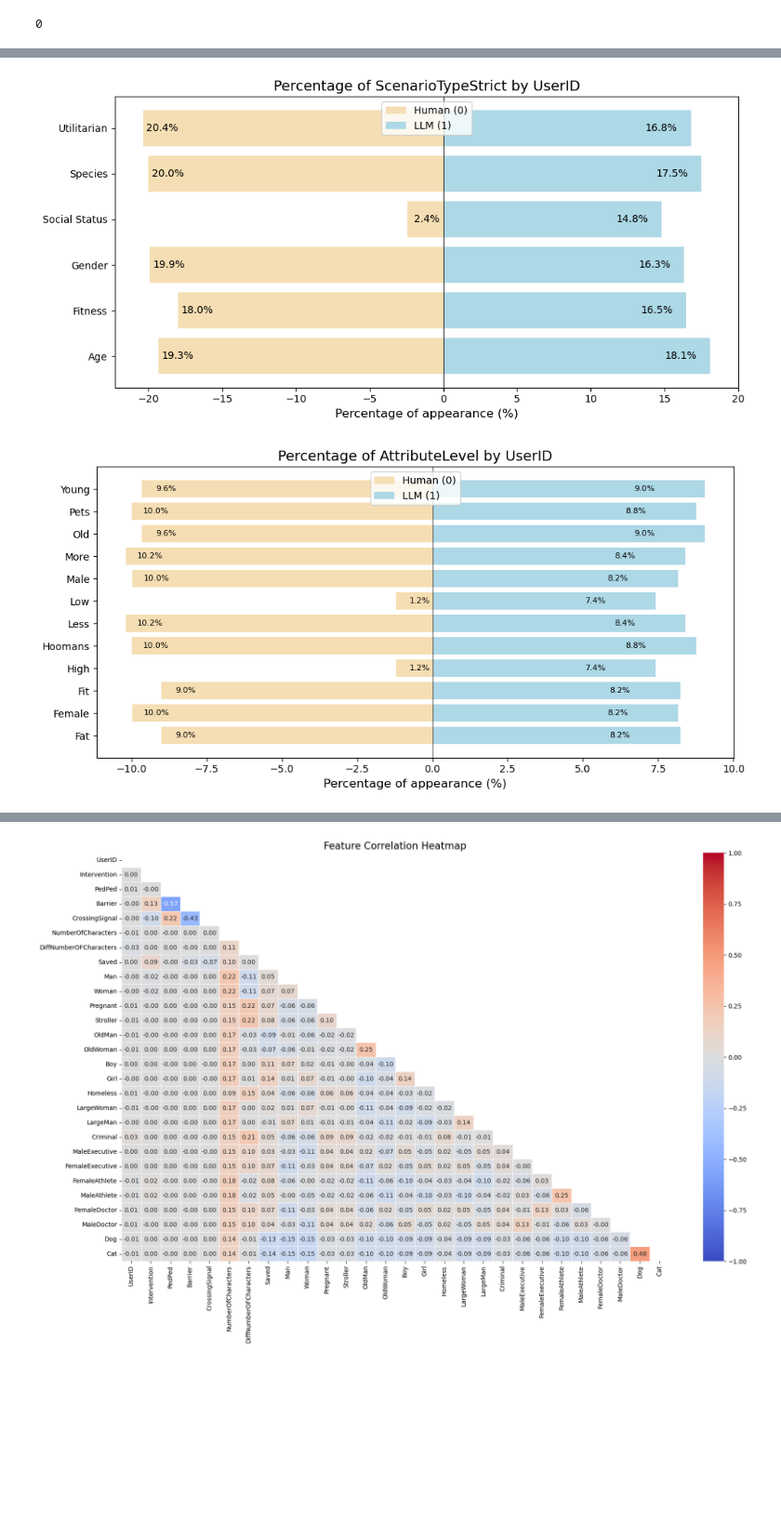
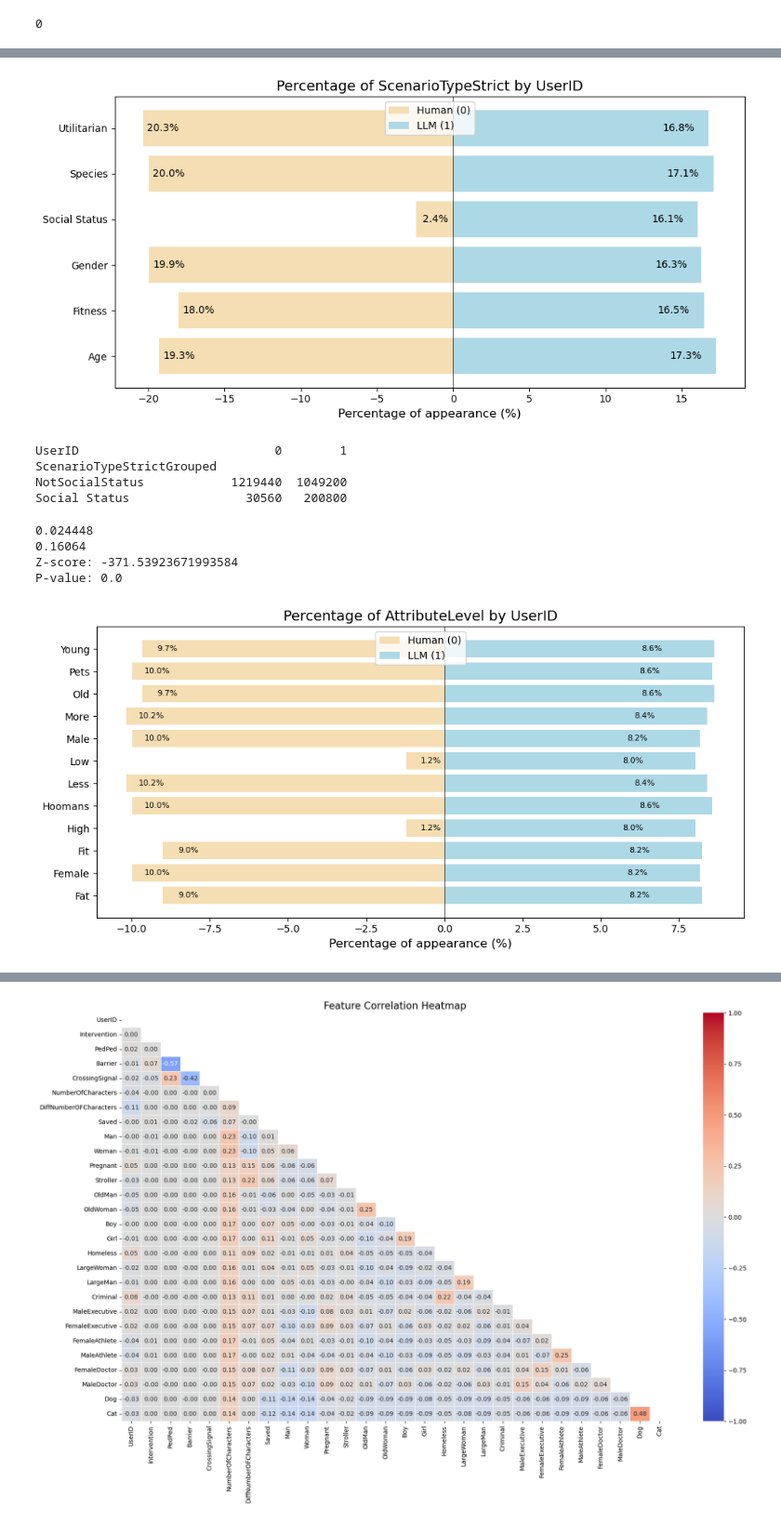
Before and after one commit to Moral-Machine-2024/Emmakuipers, a Jupyter notebook: EDA.ipynb, the cells around one changed output, grey strips where cells are left out. Shown at 93% size. Drawn from its saved outputs; the diff is of its cells as text; code cells hidden in the pictures; blank space fills up the shorter version.

```diff
--- a/EDA.ipynb
+++ b/EDA.ipynb
@@ -42 +41,7 @@ df_total = pd.read_csv('total_dataset.csv', dtype=dtype)
+# %%
+# loading pre-processed datasets
+df_50_total = pd.read_csv('total_50_dataset.csv', dtype=dtype)
+df_98_total = pd.read_csv('total_98_dataset.csv', dtype=dtype)
+df_50_nw = pd.read_csv('total_nw_50_dataset.csv', dtype=dtype)
+df_50_del = pd.read_csv('total_deleted_50_dataset.csv', dtype=dtype)
 # %% [markdown]
@@ -272,7 +325,7 @@ import matplotlib.pyplot as plt
 import numpy as np
 
 # Group by UserID and ScenarioTypeStrict, count occurrences
-grouped_data = df_total.groupby(['UserID', 'ScenarioTypeStrict']).size().unstack(fill_value=0)
+grouped_data = df_50_total.groupby(['UserID', 'ScenarioTypeStrict']).size().unstack(fill_value=0)
 
 # Normalize each row to get percentages within UserID group
 percentages = grouped_data.div(grouped_data.sum(axis=1), axis=0) * 100
@@ -325,7 +378,59 @@ for bar in bars_1:
 plt.tight_layout()
 plt.show()
 # %% [output]
-[figure, old version]
+[figure, new version]
+# %%
+df_combined = df_50_total.copy()
+
+# Group the 'ScenarioTypeStrict' values into 'SocialStatus' and 'NotSocialStatus'
+df_combined['ScenarioTypeStrictGrouped'] = df_combined['ScenarioTypeStrict'].apply(lambda x: 'Social Status' if x == 'Social Status' else 'NotSocialStatus')
+
+# Create the contingency table by using pd.crosstab
+contingency_table_s = pd.crosstab(df_combined['ScenarioTypeStrictGrouped'], df_combined['UserID'])
+
+# Show the contingency table
+print(contingency_table_s)
+# %% [output]
+UserID                           0        1
+ScenarioTypeStrictGrouped
+NotSocialStatus            1219440  1049200
+Social Status                30560   200800
+# %%
+import math
+import scipy.stats as stats
+
+# Define the data
+successes_0 = contingency_table_s.iloc[1,0]
+n_0 = 1250000
+successes_1 = contingency_table_s.iloc[1,1]
+n_1 = 1250000
+
+# Calculate the proportions
+p_0 = successes_0 / n_0
+print(p_0)
+p_1 = successes_1 / n_1
+print(p_1)
+
+# Pooled proportion
+p_pool = (successes_0 + successes_1) / (n_0 + n_1)
+
+# Standard error of the difference
+SE = math.sqrt(p_pool * (1 - p_pool) * (1/n_0 + 1/n_1))
+
+# Z-score
+z = (p_0 - p_1) / SE
+
+# P-value for two-tailed test
+p_value = 2 * (1 - stats.norm.cdf(abs(z)))
+
+# Output the results
+print(f"Z-score: {z}")
+print(f"P-value: {p_value}")
+# %% [output]
+0.024448
+0.16064
+Z-score: -371.53923671993584
+P-value: 0.0
 # %%
 # not great that social status is only 2.4% for humans and 14.8% for LLM's...
 # what can I do about this?
@@ -335,7 +440,7 @@ import matplotlib.pyplot as plt
 import numpy as np
 
 # Group by UserID and AttributeLevel, count occurrences
-grouped_data = df_total.groupby(['UserID', 'AttributeLevel']).size().unstack(fill_value=0)
+grouped_data = df_50_total.groupby(['UserID', 'AttributeLevel']).size().unstack(fill_value=0)
 
 # Normalize each row to get percentages within UserID group
 percentages = grouped_data.div(grouped_data.sum(axis=1), axis=0) * 100
@@ -361,31 +466,31 @@ bars_1 = ax.barh(y_pos, percentage_1, align='center', color='lightblue', label='
 ax.set_yticks(y_pos)
 ax.set_yticklabels(percentage_0.index)
 
 # Add labels and title
 plt.title('Percentage of AttributeLevel by UserID', fontsize=14)
 ax.set_xlabel('Percentage of appearance (%)', fontsize=12)
 
 # Add a vertical line at 0 to separate the two sides
 ax.axvline(0, color='black', linewidth=0.5)
 
 # Add legend
 plt.legend(loc='upper center')
 
 # Add percentage labels inside the bars
 # Adding labels for UserID = 0 (negative bars)
 for bar in bars_0:
     width = bar.get_width()
     ax.text(width + 0.8, bar.get_y() + bar.get_height()/2, f'{-width:.1f}%',
             ha='center', va='center', color='black', fontsize=8)
 
 # Adding labels for UserID = 1 (positive bars)
 for bar in bars_1:
     width = bar.get_width()
     ax.text(width - 2, bar.get_y() + bar.get_height()/2, f'{width:.1f}%',
             ha='center', va='center', color='black', fontsize=8)
 
 # Display the plot
 plt.tight_layout()
 plt.show()
 # %% [output]
-[figure, old version]
+[figure, new version]
```
Also changed, not shown: parts of 82 cells of this notebook, 20 other files.
